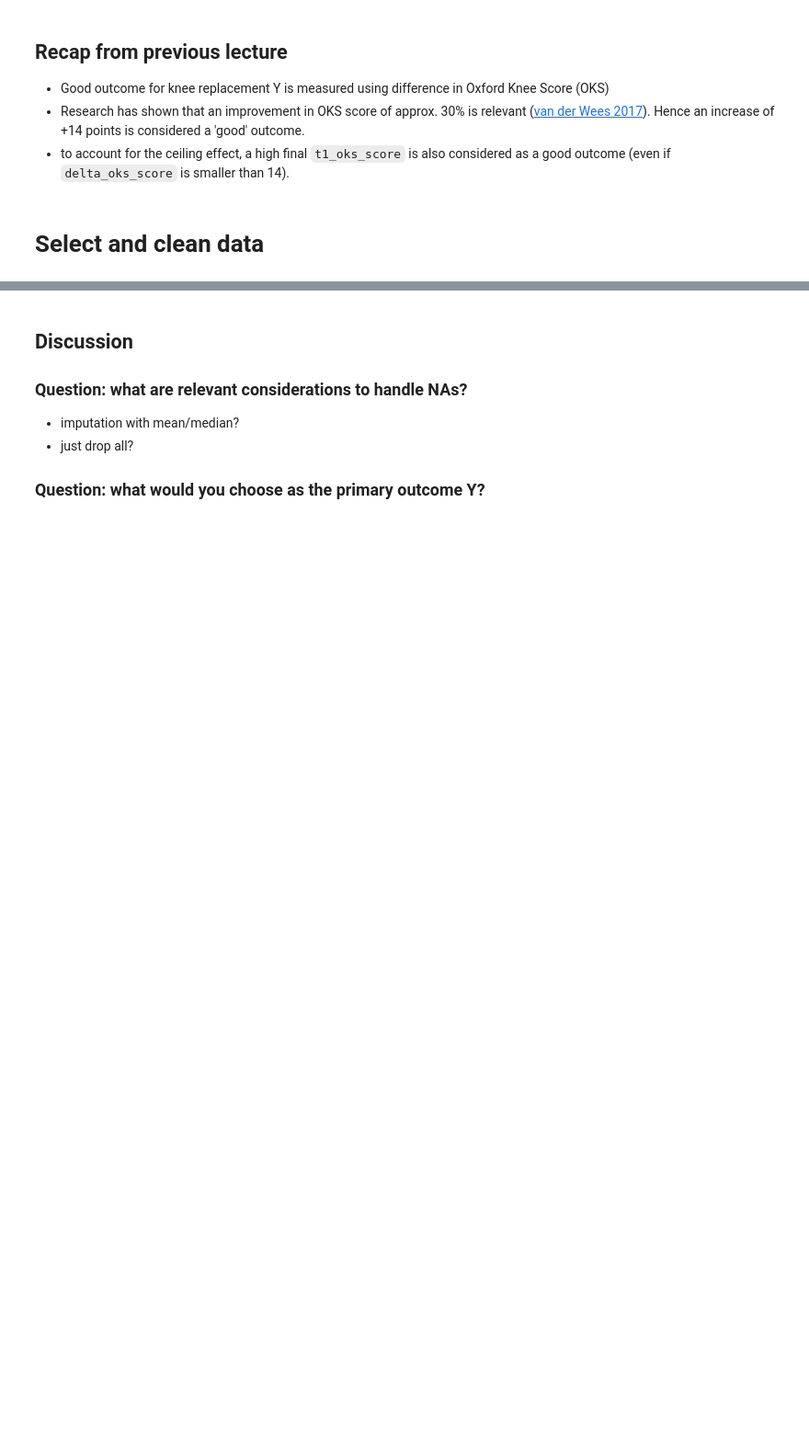
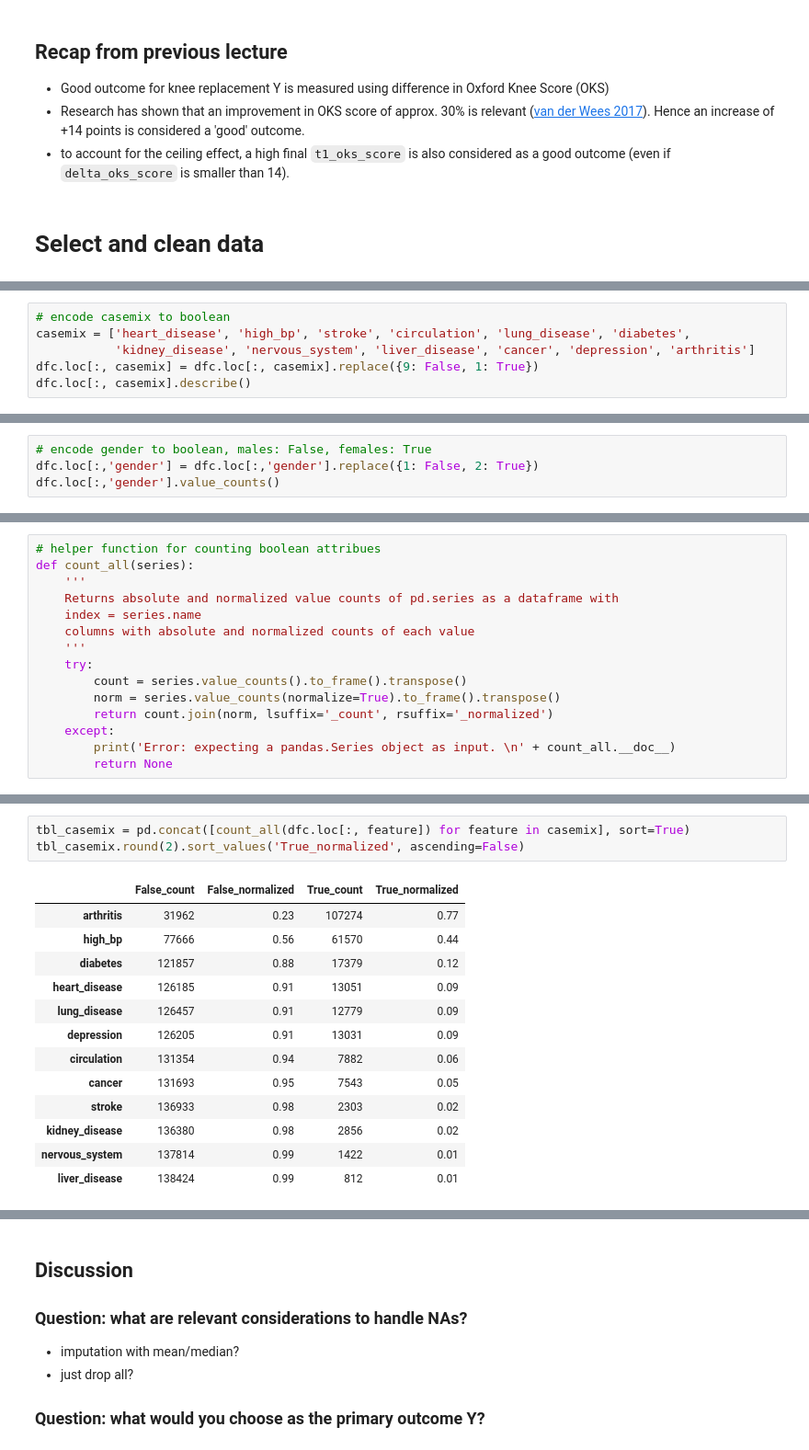
Before and after one commit to EAISI/application-project-nhs-proms, a Jupyter notebook: notebooks/3.0-data-preparation.ipynb, the cells around one changed output, grey strips where cells are left out. Shown at 92% size. Saved outputs shown, nothing was run; the diff lists cells and outputs as text; blank space fills up the shorter version.

```diff
--- a/notebooks/3.0-data-preparation.ipynb
+++ b/notebooks/3.0-data-preparation.ipynb
@@ -117,0 +102,6 @@ volume_provider_year.loc[:, list(top10.index)].plot(figsize=M);
+# %%
+# encode casemix to boolean
+casemix = ['heart_disease', 'high_bp', 'stroke', 'circulation', 'lung_disease', 'diabetes',
+           'kidney_disease', 'nervous_system', 'liver_disease', 'cancer', 'depression', 'arthritis']
+dfc.loc[:, casemix] = dfc.loc[:, casemix].replace({9: False, 1: True})
+dfc.loc[:, casemix].describe()
@@ -117,0 +114,4 @@ volume_provider_year.loc[:, list(top10.index)].plot(figsize=M);
+# %%
+# encode gender to boolean, males: False, females: True
+dfc.loc[:,'gender'] = dfc.loc[:,'gender'].replace({1: False, 2: True})
+dfc.loc[:,'gender'].value_counts()
@@ -117,0 +173,15 @@ volume_provider_year.loc[:, list(top10.index)].plot(figsize=M);
+# %%
+# helper function for counting boolean attribues
+def count_all(series):
+    '''
+    Returns absolute and normalized value counts of pd.series as a dataframe with
+    index = series.name
+    columns with absolute and normalized counts of each value
+    '''
+    try:
+        count = series.value_counts().to_frame().transpose()
+        norm = series.value_counts(normalize=True).to_frame().transpose()
+        return count.join(norm, lsuffix='_count', rsuffix='_normalized')
+    except:
+        print('Error: expecting a pandas.Series object as input. \n' + count_all.__doc__)
+        return None
@@ -117,0 +197,17 @@ volume_provider_year.loc[:, list(top10.index)].plot(figsize=M);
+# %%
+tbl_casemix = pd.concat([count_all(dfc.loc[:, feature]) for feature in casemix], sort=True)
+tbl_casemix.round(2).sort_values('True_normalized', ascending=False)
+# %% [output]
+|  | False_count | False_normalized | True_count | True_normalized |
+| arthritis | 31962 | 0.23 | 107274 | 0.77 |
+| high_bp | 77666 | 0.56 | 61570 | 0.44 |
+| diabetes | 121857 | 0.88 | 17379 | 0.12 |
+| heart_disease | 126185 | 0.91 | 13051 | 0.09 |
+| lung_disease | 126457 | 0.91 | 12779 | 0.09 |
+| depression | 126205 | 0.91 | 13031 | 0.09 |
+| circulation | 131354 | 0.94 | 7882 | 0.06 |
+| cancer | 131693 | 0.95 | 7543 | 0.05 |
+| stroke | 136933 | 0.98 | 2303 | 0.02 |
+| kidney_disease | 136380 | 0.98 | 2856 | 0.02 |
+| nervous_system | 137814 | 0.99 | 1422 | 0.01 |
+| liver_disease | 138424 | 0.99 | 812 | 0.01 |
```
Also changed, not shown: parts of 25 cells of this notebook.
